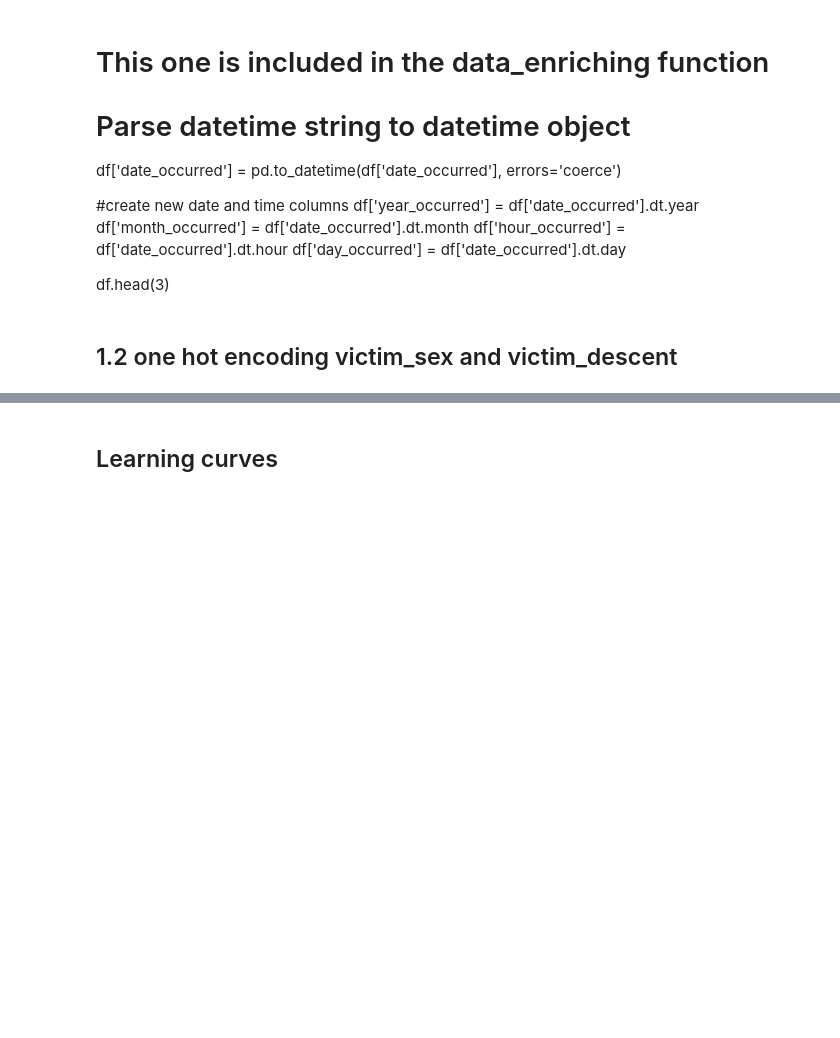
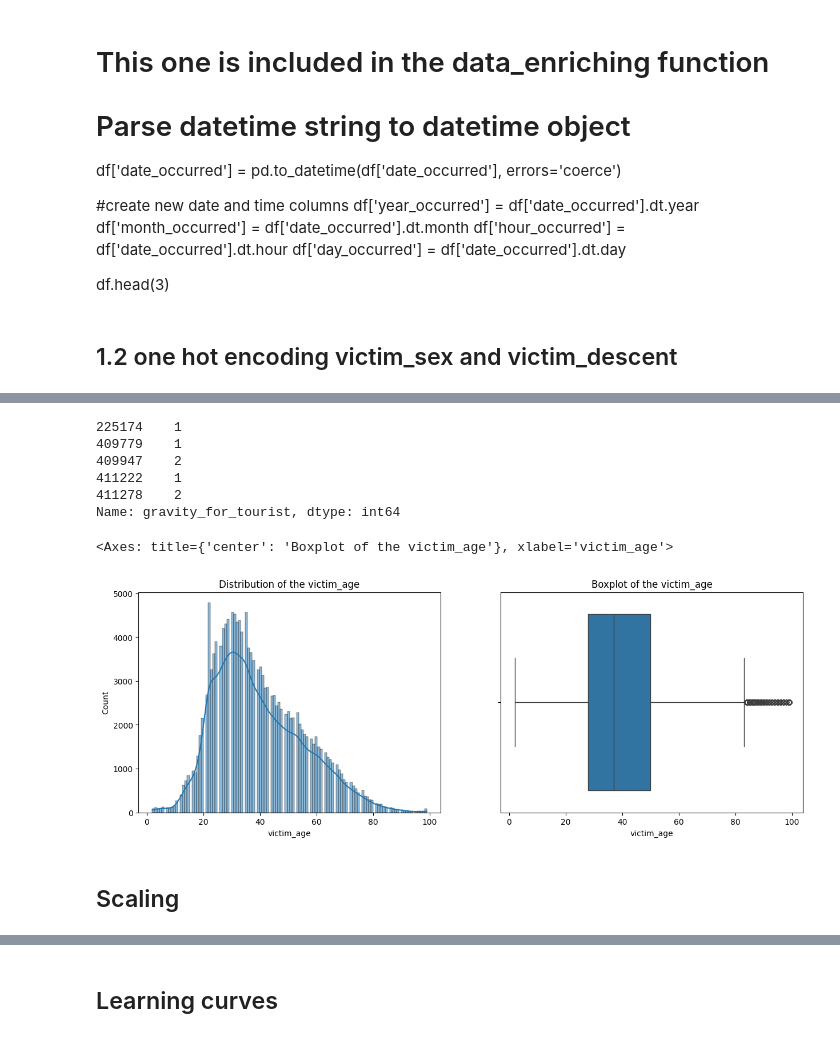
Before and after one commit to cris-sun/safe_live, a Jupyter notebook: notebooks/ml.ipynb, the cells around one changed output, grey strips where cells are left out. Saved outputs shown, nothing was run; the diff lists cells and outputs as text; code cells hidden in the pictures; blank space fills up the shorter version.

```diff
--- a/notebooks/ml.ipynb
+++ b/notebooks/ml.ipynb
@@ -235,0 +215,2 @@ KeyboardInterrupt:
+# %%
+df=df[df['victim_age']>0]
@@ -235,0 +274,9 @@ KeyboardInterrupt:
+# %%
+y.head()
+# %% [output]
+225174    1
+409779    1
+409947    2
+411222    1
+411278    2
+Name: gravity_for_tourist, dtype: int64
@@ -235,0 +288,18 @@ KeyboardInterrupt:
+# %%
+# It is crucial to to understand the overall distribution, the potential outliers...
+# and also the Gaussianity with QQplot... before Scaling!
+
+variable = 'victim_age'
+
+fig, ax = plt.subplots(1,2,figsize=(15,5))
+
+ax[0].set_title(f"Distribution of the {variable}")
+sns.histplot(data = df, x = f"{variable}", kde=True, ax = ax[0])
+
+ax[1].set_title(f"Boxplot of the {variable}")
+sns.boxplot(data = df, x = f"{variable}", ax=ax[1])
+# %% [output]
+<Axes: title={'center': 'Boxplot of the victim_age'}, xlabel='victim_age'>
+[figure, added]
+# %% [markdown]
+## Scaling
```
Also changed, not shown: parts of 42 cells of this notebook, 1 other file.
